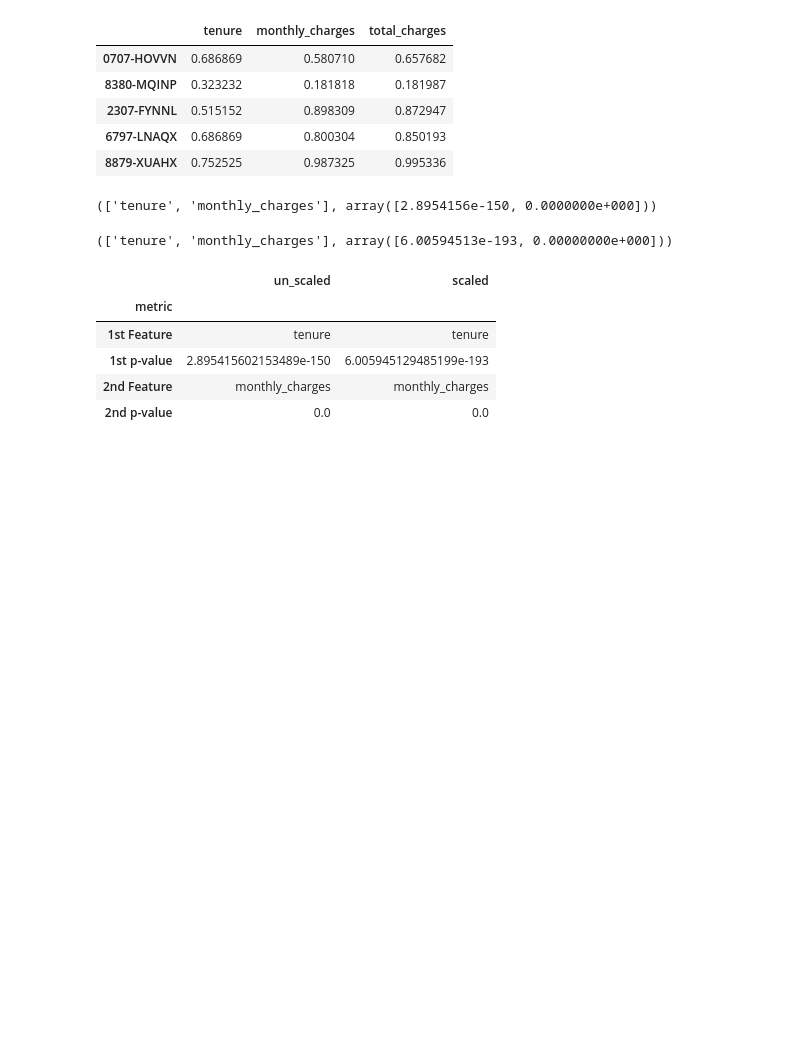
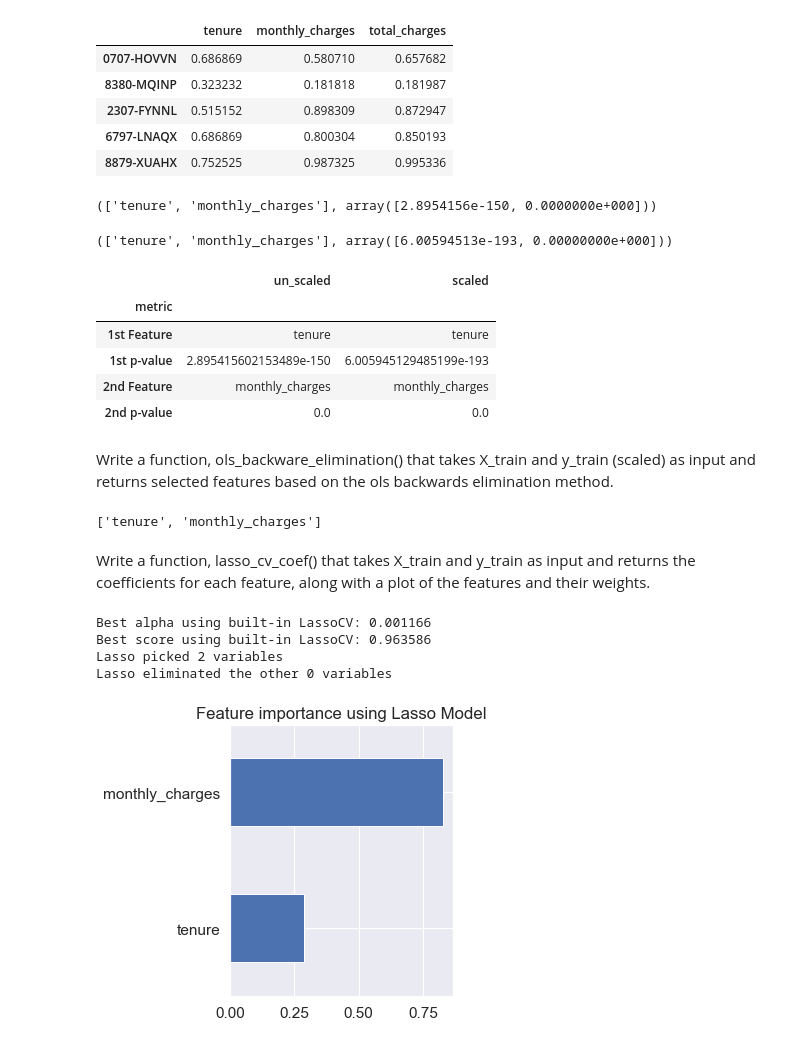
Before and after one commit to Jacqueline-A-Shay/ds-methodologies-exercises, a Jupyter notebook: regression/features.ipynb, the cells around one changed output. Cells and saved outputs as stored; diff of their text form; code cells hidden in the pictures; blank space fills up the shorter version.

```diff
--- a/regression/features.ipynb
+++ b/regression/features.ipynb
@@ -227,3 +227,78 @@ present_kbest
 | 1st p-value | 2.895415602153489e-150 | 6.005945129485199e-193 |
 | 2nd Feature | monthly_charges | monthly_charges |
 | 2nd p-value | 0.0 | 0.0 |
+# %% [markdown]
+Write a function, ols_backware_elimination() that takes X_train and y_train (scaled) as input and returns selected features based on the ols backwards elimination method.
+# %%
+# standard scaling, split
+X_train_sc = train_sc.drop(columns = "total_charges")
+y_train_sc = train_sc[["total_charges"]]
+
+X_test_sc = test_sc.drop(columns = "total_charges")
+y_test_sc = test_sc[["total_charges"]]
+# %%
+def ols_backware_elimination(X_train, y_train):
+
+    import statsmodels.api as sm
+    # create the OLS object:
+    ols_model = sm.OLS(y_train, X_train)
+
+    # fit the model:
+    fit = ols_model.fit()
+
+    # summarize:
+    fit.summary()
+
+    cols = list(X_train.columns)
+    pmax = 1
+    while (len(cols)>0):
+        p= []
+        X_1 = X_train[cols]
+        X_1 = sm.add_constant(X_1)
+        model = sm.OLS(y_train,X_1).fit()
+        p = pd.Series(model.pvalues.values[1:],index = cols)
+        pmax = max(p)
+        feature_with_p_max = p.idxmax()
+        if(pmax>0.05):
+            cols.remove(feature_with_p_max)
+        else:
+            break
+
+    selected_features_BE = cols
+    return selected_features_BE
+
+ols_backware_elimination(X_train_sc, y_train_sc)
+# %% [output]
+['tenure', 'monthly_charges']
+# %% [markdown]
+Write a function, lasso_cv_coef() that takes X_train and y_train as input and returns the coefficients for each feature, along with a plot of the features and their weights.
+# %%
+def lasso_cv_coef(X_train, y_train):
+    from sklearn.linear_model import LassoCV
+
+    reg = LassoCV()
+    reg.fit(X_train, y_train)
+
+    print("Best alpha using built-in LassoCV: %f" %reg.alpha_)
+    print("Best score using built-in LassoCV: %f" %reg.score(X_train,y_train))
+    coef = pd.Series(reg.coef_, index = X_train.columns)
+
+
+    print("Lasso picked " + str(sum(coef != 0)) + " variables")
+    print("Lasso eliminated the other " +  str(sum(coef == 0)) + " variables")
+
+    imp_coef = coef.sort_values()
+
+    import matplotlib
+
+    matplotlib.rcParams['figure.figsize'] = (4.0, 5.0)
+    imp_coef.plot(kind = "barh")
+    plt.title("Feature importance using Lasso Model")
+
+lasso_cv_coef(X_train_sc, y_train_sc)
+# %% [output]
+Best alpha using built-in LassoCV: 0.001166
+Best score using built-in LassoCV: 0.963586
+Lasso picked 2 variables
+Lasso eliminated the other 0 variables
+[figure, added]
```
Also changed, not shown: parts of 12 cells of this notebook.
